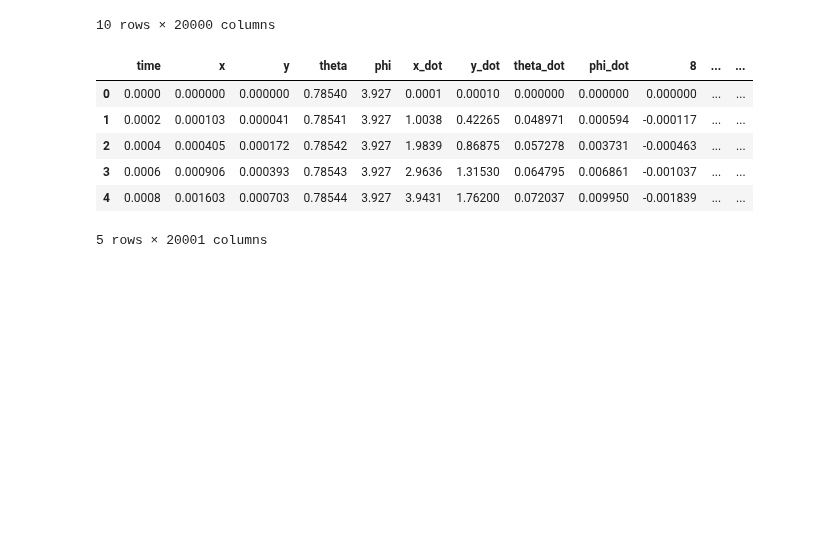
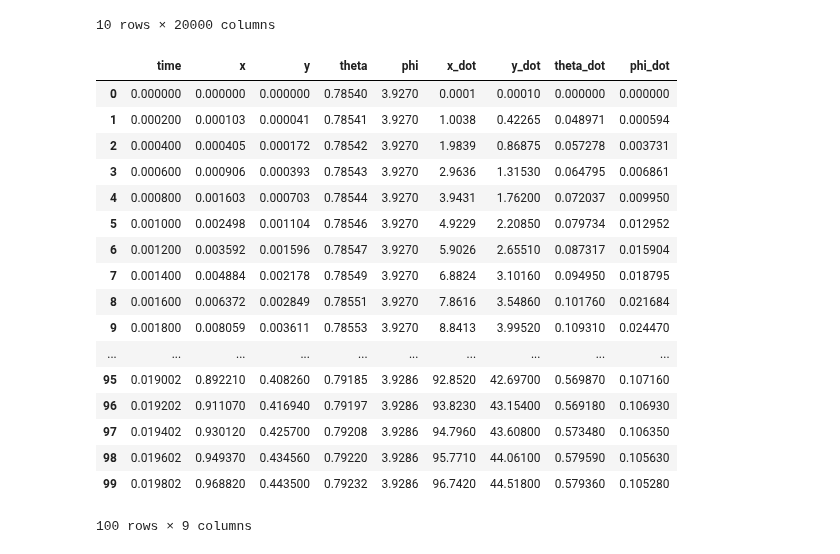
Before and after one commit to oliviatessa/MothMachineLearning, a Jupyter notebook: Load and Visualize data.ipynb, the cells around one changed output. Saved outputs shown, nothing was run; the diff lists cells and outputs as text; code cells hidden in the pictures; blank space fills up the shorter version.

```diff
--- a/Load and Visualize data.ipynb
+++ b/Load and Visualize data.ipynb
@@ -72,15 +72,26 @@ spray.head(10)
 spray['time'] = np.arange(0, 0.02, 2.0002e-04)
 cols = spray.columns.tolist()
 spray = spray[[cols[-1]] + cols[:-1]]
-# %%
-spray.head()
-# %% [output]
-|  | time | x | y | theta | phi | x_dot | y_dot | theta_dot | phi_dot | 8 | ... | ... |
-| 0 | 0.0000 | 0.000000 | 0.000000 | 0.78540 | 3.927 | 0.0001 | 0.00010 | 0.000000 | 0.000000 | 0.000000 | ... | ... |
-| 1 | 0.0002 | 0.000103 | 0.000041 | 0.78541 | 3.927 | 1.0038 | 0.42265 | 0.048971 | 0.000594 | -0.000117 | ... | ... |
-| 2 | 0.0004 | 0.000405 | 0.000172 | 0.78542 | 3.927 | 1.9839 | 0.86875 | 0.057278 | 0.003731 | -0.000463 | ... | ... |
-| 3 | 0.0006 | 0.000906 | 0.000393 | 0.78543 | 3.927 | 2.9636 | 1.31530 | 0.064795 | 0.006861 | -0.001037 | ... | ... |
-| 4 | 0.0008 | 0.001603 | 0.000703 | 0.78544 | 3.927 | 3.9431 | 1.76200 | 0.072037 | 0.009950 | -0.001839 | ... | ... |
-5 rows × 20001 columns
+# %%
+spray.iloc[:, 0:9]
+# %% [output]
+|  | time | x | y | theta | phi | x_dot | y_dot | theta_dot | phi_dot |
+| 0 | 0.000000 | 0.000000 | 0.000000 | 0.78540 | 3.9270 | 0.0001 | 0.00010 | 0.000000 | 0.000000 |
+| 1 | 0.000200 | 0.000103 | 0.000041 | 0.78541 | 3.9270 | 1.0038 | 0.42265 | 0.048971 | 0.000594 |
+| 2 | 0.000400 | 0.000405 | 0.000172 | 0.78542 | 3.9270 | 1.9839 | 0.86875 | 0.057278 | 0.003731 |
+| 3 | 0.000600 | 0.000906 | 0.000393 | 0.78543 | 3.9270 | 2.9636 | 1.31530 | 0.064795 | 0.006861 |
+| 4 | 0.000800 | 0.001603 | 0.000703 | 0.78544 | 3.9270 | 3.9431 | 1.76200 | 0.072037 | 0.009950 |
+| 5 | 0.001000 | 0.002498 | 0.001104 | 0.78546 | 3.9270 | 4.9229 | 2.20850 | 0.079734 | 0.012952 |
+| 6 | 0.001200 | 0.003592 | 0.001596 | 0.78547 | 3.9270 | 5.9026 | 2.65510 | 0.087317 | 0.015904 |
+| 7 | 0.001400 | 0.004884 | 0.002178 | 0.78549 | 3.9270 | 6.8824 | 3.10160 | 0.094950 | 0.018795 |
+| 8 | 0.001600 | 0.006372 | 0.002849 | 0.78551 | 3.9270 | 7.8616 | 3.54860 | 0.101760 | 0.021684 |
+| 9 | 0.001800 | 0.008059 | 0.003611 | 0.78553 | 3.9270 | 8.8413 | 3.99520 | 0.109310 | 0.024470 |
+| ... | ... | ... | ... | ... | ... | ... | ... | ... | ... |
+| 95 | 0.019002 | 0.892210 | 0.408260 | 0.79185 | 3.9286 | 92.8520 | 42.69700 | 0.569870 | 0.107160 |
+| 96 | 0.019202 | 0.911070 | 0.416940 | 0.79197 | 3.9286 | 93.8230 | 43.15400 | 0.569180 | 0.106930 |
+| 97 | 0.019402 | 0.930120 | 0.425700 | 0.79208 | 3.9286 | 94.7960 | 43.60800 | 0.573480 | 0.106350 |
+| 98 | 0.019602 | 0.949370 | 0.434560 | 0.79220 | 3.9286 | 95.7710 | 44.06100 | 0.579590 | 0.105630 |
+| 99 | 0.019802 | 0.968820 | 0.443500 | 0.79232 | 3.9286 | 96.7420 | 44.51800 | 0.579360 | 0.105280 |
+100 rows × 9 columns
 # %%
 ## where is force, and torque?  F, alpha, tao?
```
Also changed, not shown: parts of 3 cells of this notebook.
